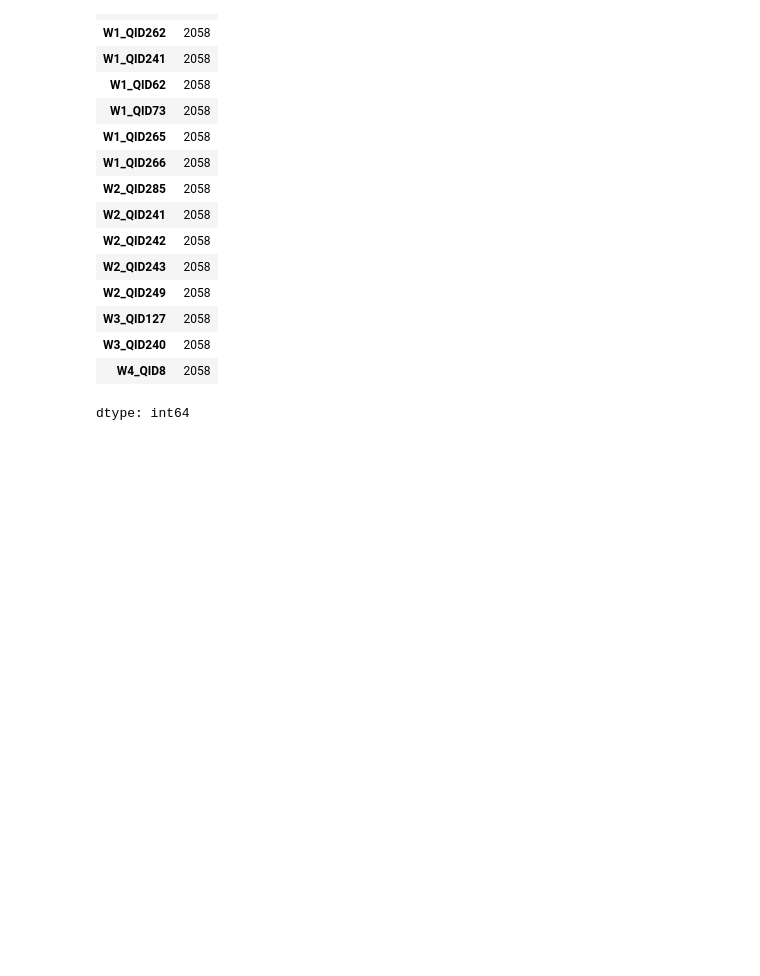
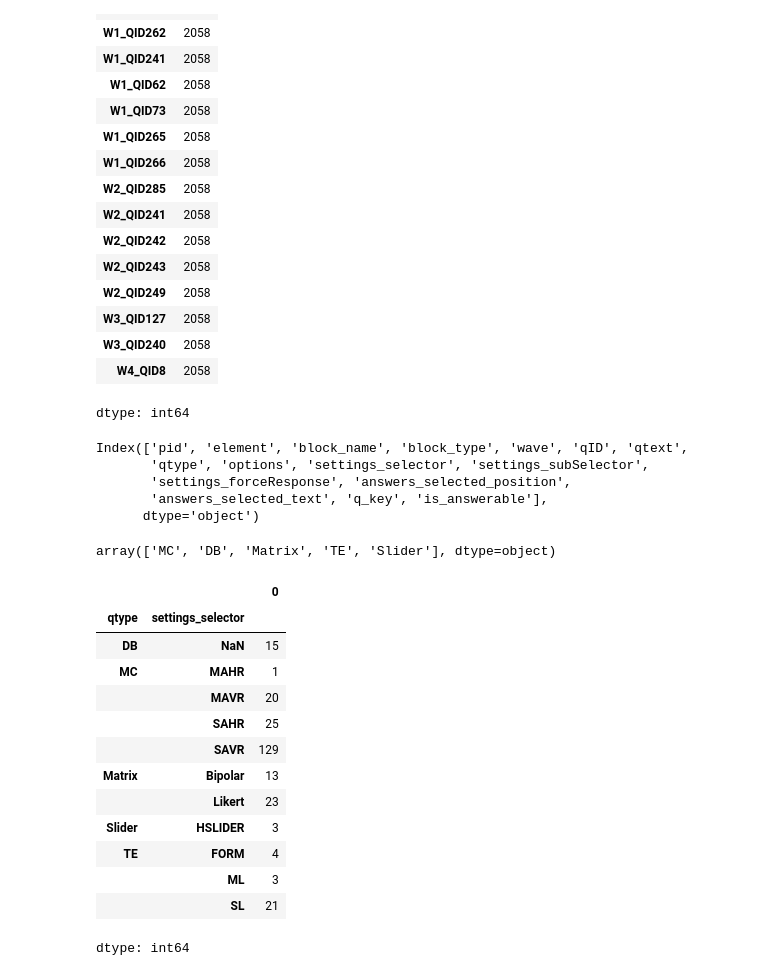
Before and after one commit to yashMaheshBangera/large-behavior-model-twin2k, a Jupyter notebook: notebooks/01_explore.ipynb, the cells around one changed output. Cells and saved outputs as stored; diff of their text form; code cells hidden in the pictures; blank space fills up the shorter version.

```diff
--- a/notebooks/01_explore.ipynb
+++ b/notebooks/01_explore.ipynb
@@ -478,3 +478,11 @@ non_answerable_df["q_key"].value_counts()
 | W3_QID240 | 2058 |
 | W4_QID8 | 2058 |
 dtype: int64
+# %%
+parsed_questions_df.columns
+# %% [output]
+Index(['pid', 'element', 'block_name', 'block_type', 'wave', 'qID', 'qtext',
+       'qtype', 'options', 'settings_selector', 'settings_subSelector',
+       'settings_forceResponse', 'answers_selected_position',
+       'answers_selected_text', 'q_key', 'is_answerable'],
+      dtype='object')
@@ -480,0 +491,23 @@ dtype: int64
+# %%
+answers_selected_df["qtype"].unique()
+# %% [output]
+array(['MC', 'DB', 'Matrix', 'TE', 'Slider'], dtype=object)
+# %%
+(parsed_questions_df.drop_duplicates("q_key")
+   .groupby(["qtype", "settings_selector"], dropna=False)
+   .size())
+# %% [output]
+|  |  | 0 |
+| qtype | settings_selector |  |
+| DB | NaN | 15 |
+| MC | MAHR | 1 |
+|  | MAVR | 20 |
+|  | SAHR | 25 |
+|  | SAVR | 129 |
+| Matrix | Bipolar | 13 |
+|  | Likert | 23 |
+| Slider | HSLIDER | 3 |
+| TE | FORM | 4 |
+|  | ML | 3 |
+|  | SL | 21 |
+dtype: int64
```
Also changed, not shown: parts of 28 cells of this notebook.
